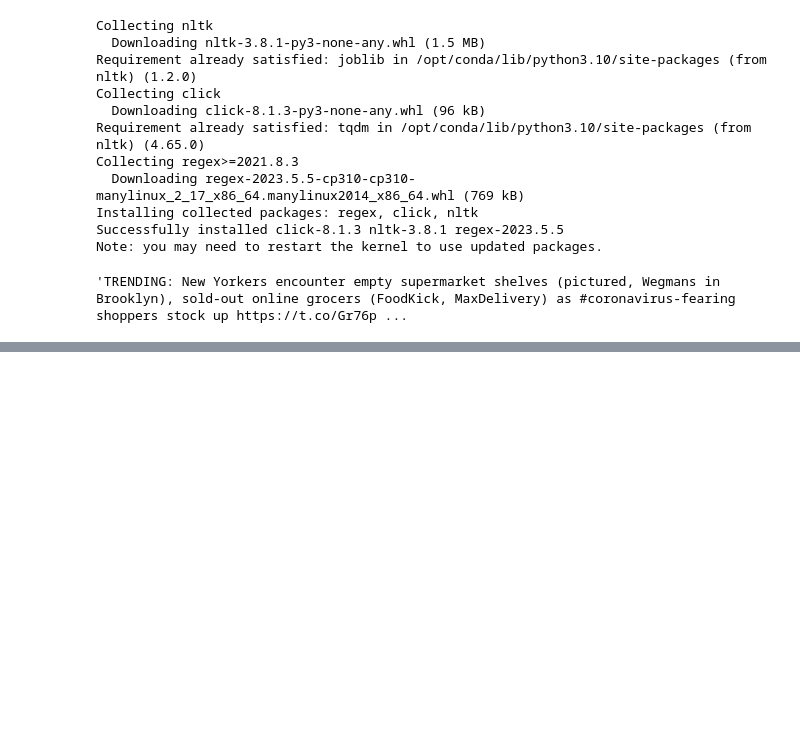
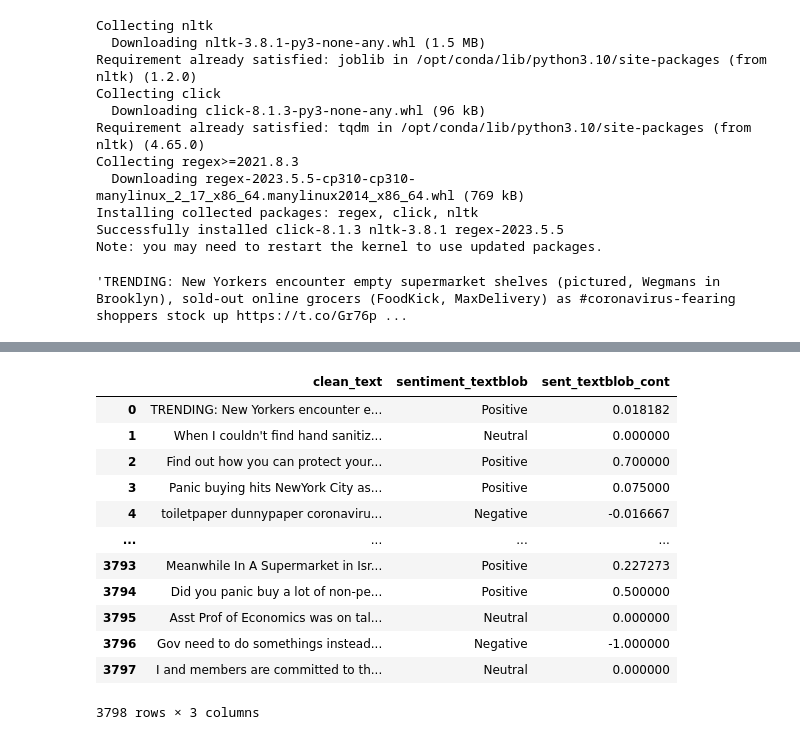
Before and after one commit to ReproTeach/final-project-gauchos_finalproject, a Jupyter notebook: final_project.ipynb, the cells around one changed output, grey strips where cells are left out. Saved outputs shown, nothing was run; the diff lists cells and outputs as text; code cells hidden in the pictures; blank space fills up the shorter version.

```diff
--- a/final_project.ipynb
+++ b/final_project.ipynb
@@ -77 +134,3 @@ import nltk
+# %%
+df = pd.read_csv('Corona_NLP_test.csv')
 # %%
@@ -101,3 +150,0 @@ def get_sentiment_vader(text):
-# %%
-df['OriginalTweet'] = df['clean_text'].apply(get_sentiment_textblob)
-df[["clean_text", "OriginalTweet"]]
@@ -105,0 +201,17 @@ KeyError: 'clean_text'
+# %%
+df['sent_textblob_cont'] = df['clean_text'].apply(get_sent_textblob_cont)
+df[["clean_text", "sentiment_textblob", "sent_textblob_cont"]]
+# %% [output]
+|  | clean_text | sentiment_textblob | sent_textblob_cont |
+| 0 | TRENDING: New Yorkers encounter e... | Positive | 0.018182 |
+| 1 | When I couldn't find hand sanitiz... | Neutral | 0.000000 |
+| 2 | Find out how you can protect your... | Positive | 0.700000 |
+| 3 | Panic buying hits NewYork City as... | Positive | 0.075000 |
+| 4 | toiletpaper dunnypaper coronaviru... | Negative | -0.016667 |
+| ... | ... | ... | ... |
+| 3793 | Meanwhile In A Supermarket in Isr... | Positive | 0.227273 |
+| 3794 | Did you panic buy a lot of non-pe... | Positive | 0.500000 |
+| 3795 | Asst Prof of Economics was on tal... | Neutral | 0.000000 |
+| 3796 | Gov need to do somethings instead... | Negative | -1.000000 |
+| 3797 | I and members are committed to th... | Neutral | 0.000000 |
+3798 rows × 3 columns
```
Also changed, not shown: parts of 27 cells of this notebook.
